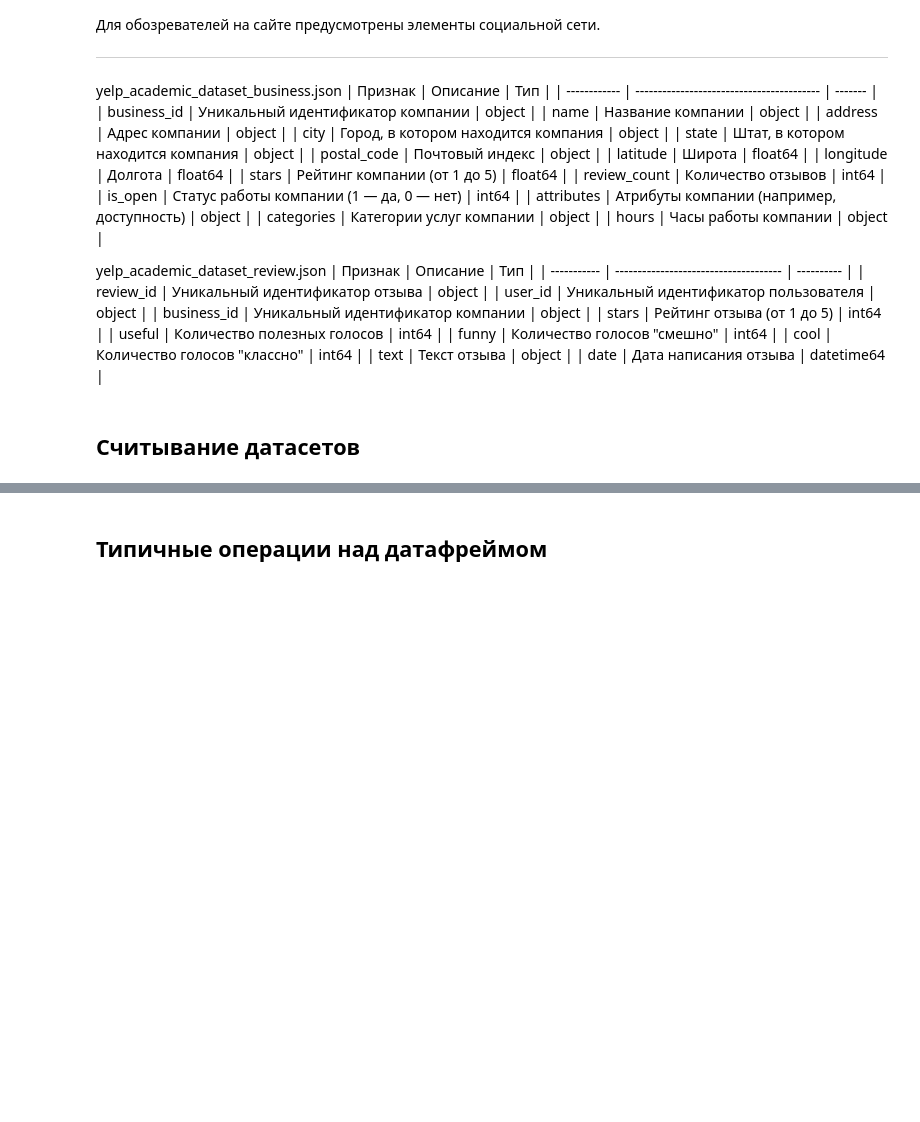
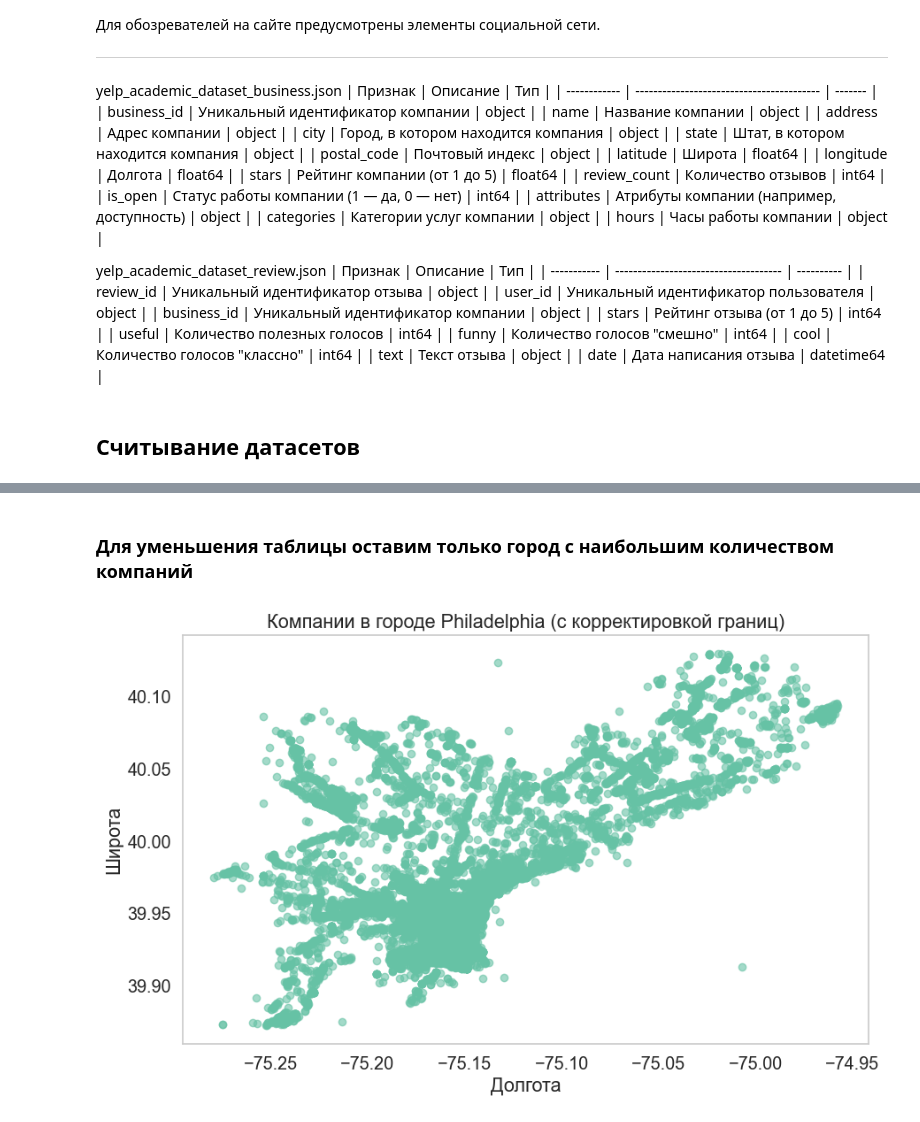
Before and after one commit to cfaring/ait-2025, a Jupyter notebook: lab1/lab1.ipynb, the cells around one changed output, grey strips where cells are left out. Cells and saved outputs as stored; diff of their text form; code cells hidden in the pictures; blank space fills up the shorter version.

```diff
--- a/lab1/lab1.ipynb
+++ b/lab1/lab1.ipynb
@@ -48,0 +90,6 @@ data_business = pd.read_json('yelp_academic_dataset_business.json', lines=True)
+# %%
+# заполнение пропущенных значений средним значением по колонке.
+data_business.loc[0:5, 'stars'] = np.nan
+data_business['stars'].fillna(data_business['stars'].mean(), inplace=True)
+
+data_business.head(7)
@@ -48,0 +111,4 @@ data_business = pd.read_json('yelp_academic_dataset_business.json', lines=True)
+# %%
+# Создание нового поля, вычисленного на основе значений других полей:
+data_business['rating_weighted'] = data_business['stars'] * data_business['review_count']
+data_business['rating_weighted']
@@ -48,0 +128,8 @@ data_business = pd.read_json('yelp_academic_dataset_business.json', lines=True)
+# %%
+def categorize_business(row):
+    return "Popular" if row['review_count'] > 100 else "Regular"
+
+data_business['business_category'] = data_business.apply(categorize_business, axis=1)
+
+data_business['is_high_rated'] = data_business['stars'].apply(lambda x: x >= 4.5)
+data_business[data_business['is_high_rated']== True]
@@ -49,4 +214,29 @@ data_business = pd.read_json('yelp_academic_dataset_business.json', lines=True)
 # %%
 data_review = pd.read_json('yelp_academic_dataset_review.json', lines=True)
-# %% [markdown]
-## Типичные операции над датафреймом
+# %% [markdown]
+### Для уменьшения таблицы оставим только город с наибольшим количеством компаний
+# %%
+data_business = data_business[data_business['city'] == 'Philadelphia']
+
+# Задаем границы для Филадельфии
+min_longitude, max_longitude = -75.28, -74.95
+min_latitude, max_latitude = 39.87, 40.13
+
+# Фильтрация данных на основе границ
+filtered_data = data_business[
+    (data_business['longitude'] >= min_longitude) &
+    (data_business['longitude'] <= max_longitude) &
+    (data_business['latitude'] >= min_latitude) &
+    (data_business['latitude'] <= max_latitude)
+]
+
+# Визуализация отфильтрованных данных
+plt.figure(figsize=(10, 6))
+plt.scatter(filtered_data['longitude'], filtered_data['latitude'], alpha=0.6)
+plt.title('Компании в городе Philadelphia (с корректировкой границ)')
+plt.xlabel('Долгота')
+plt.ylabel('Широта')
+plt.grid()
+plt.show()
+# %% [output]
+[figure, added]
```
Also changed, not shown: parts of 21 cells of this notebook.
